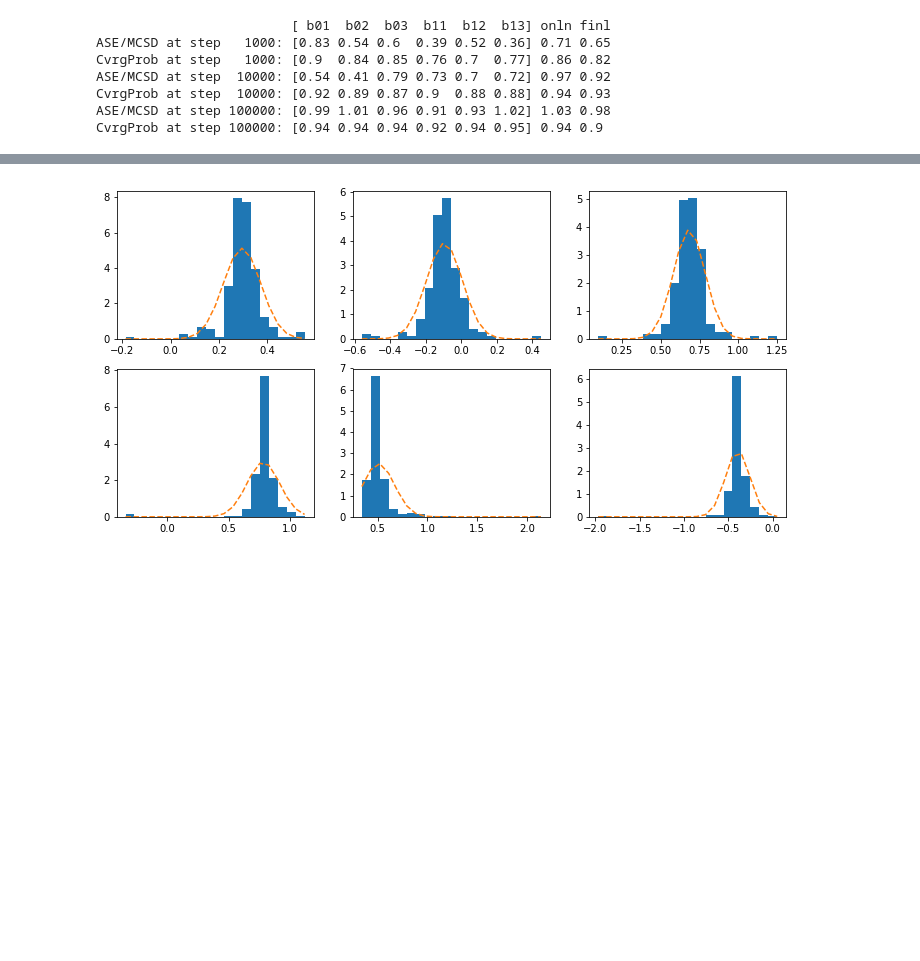
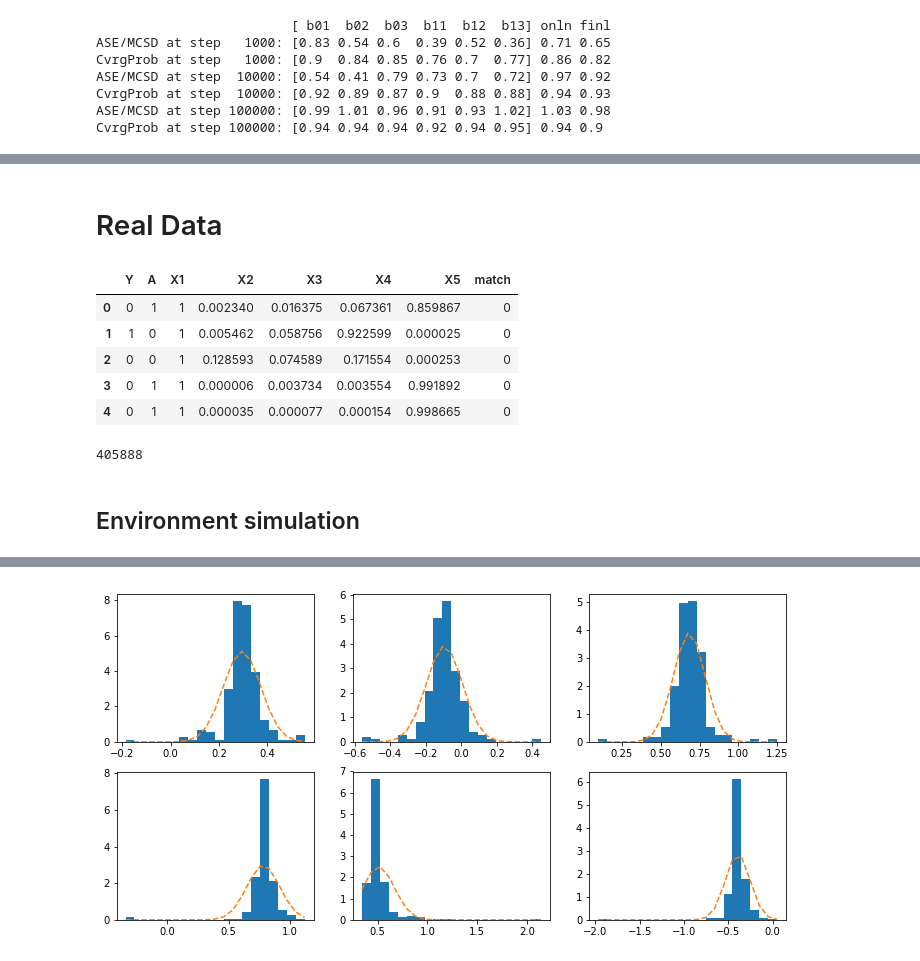
Before and after one commit to ideechy/Online-Decision-Making, a Jupyter notebook: ODMSGD.ipynb, the cells around one changed output, grey strips where cells are left out. Drawn from its saved outputs; the diff is of its cells as text; code cells hidden in the pictures; blank space fills up the shorter version.

Commit message:
real data analysis

```diff
--- a/ODMSGD.ipynb
+++ b/ODMSGD.ipynb
@@ -901,0 +1260,2 @@ CvrgProb at step 100000: [0.94 0.94 0.94 0.92 0.94 0.95] 0.94 0.9
+# %% [markdown]
+# Real Data
@@ -901,0 +1264,18 @@ CvrgProb at step 100000: [0.94 0.94 0.94 0.92 0.94 0.95] 0.94 0.9
+# %%
+data = pd.read_csv("yahoo.csv")
+p = 5
+data['match'] = 0
+data.head()
+# %% [output]
+|  | Y | A | X1 | X2 | X3 | X4 | X5 | match |
+| 0 | 0 | 1 | 1 | 0.002340 | 0.016375 | 0.067361 | 0.859867 | 0 |
+| 1 | 1 | 0 | 1 | 0.005462 | 0.058756 | 0.922599 | 0.000025 | 0 |
+| 2 | 0 | 0 | 1 | 0.128593 | 0.074589 | 0.171554 | 0.000253 | 0 |
+| 3 | 0 | 1 | 1 | 0.000006 | 0.003734 | 0.003554 | 0.991892 | 0 |
+| 4 | 0 | 1 | 1 | 0.000035 | 0.000077 | 0.000154 | 0.998665 | 0 |
+# %%
+data.shape[0]
+# %% [output]
+405888
+# %% [markdown]
+## Environment simulation
```
Also changed, not shown: parts of 48 cells of this notebook, 6 other files.
